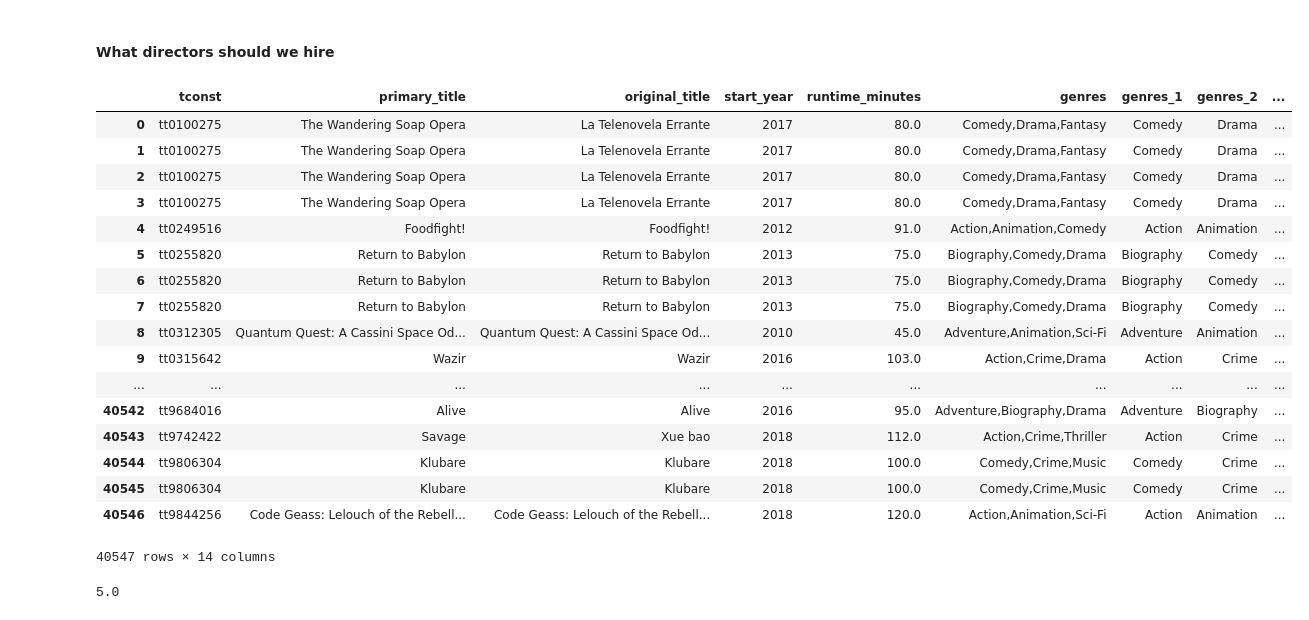
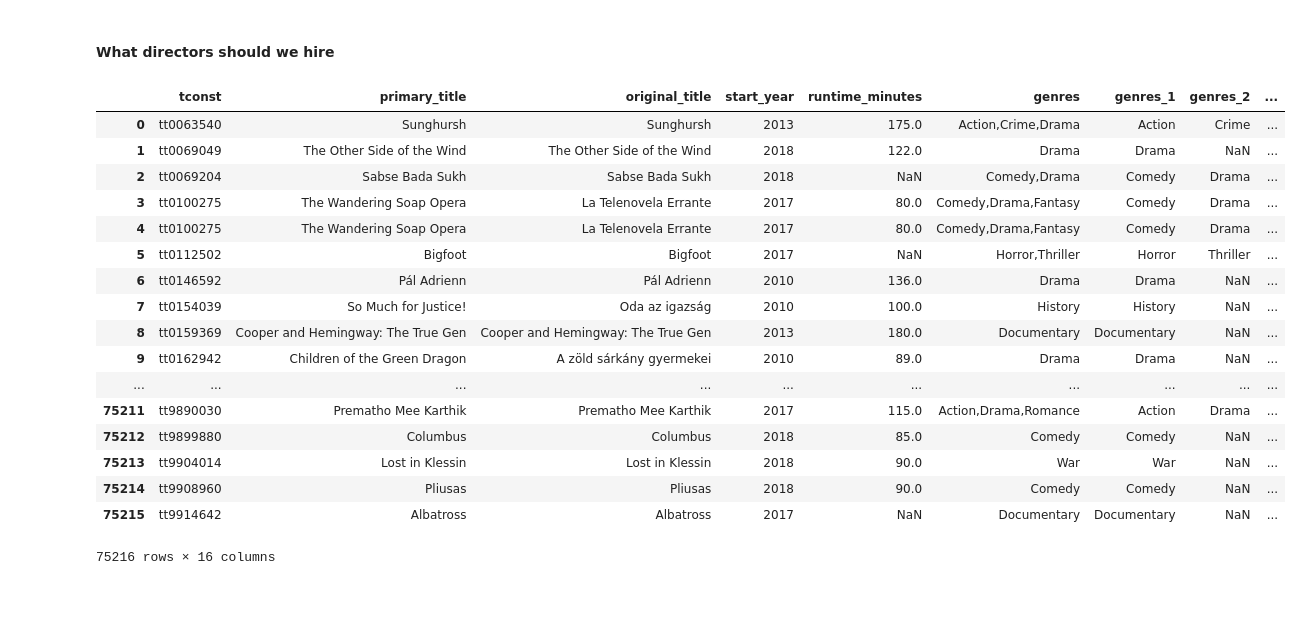
Before and after one commit to mishaberrien/Movie-Performance-Analysis, a Jupyter notebook: movies-eda-mlb.ipynb, the cells around one changed output. Cells and saved outputs as stored; diff of their text form; code cells hidden in the pictures.

```diff
--- a/movies-eda-mlb.ipynb
+++ b/movies-eda-mlb.ipynb
@@ -14,3 +24,5 @@ imdb_tn_budgets.drop('Unnamed: 0', axis=1, inplace=True)
+# %%
+imdb_title_principals_df.set_index('tconst', inplace=True)
 # %%
 imdb_names.head()
 # %% [output]
@@ -45,7 +57,7 @@ imdb_tn_budgets.head()
 # %% [markdown]
 Join imdb_titles and imdb_names dataframes
 # %%
-imdb_titles_names = imdb_titles.join(imdb_names, how='inner')
+imdb_titles_names = imdb_titles.join(imdb_title_principals_df, how='inner')
 imdb_titles_names.head()
 # %% [output]
 |  | primary_title | original_title | start_year | runtime_minutes | genres | genres_1 | genres_2 | genres_3 | ... |
@@ -59,4 +71,4 @@ imdb_titles_names.head()
 imdb_titles_names.reset_index(inplace=True)
 # %%
 # only include directors in this dataset
-imdb_title_name_directors = imdb_titles_names[imdb_titles_names['primary_profession'].str.contains('director')]
+imdb_title_name_directors = imdb_titles_names[imdb_titles_names['category']=='director']
@@ -192,5 +206,5 @@ imdb_title_name_directors = imdb_titles_names[imdb_titles_names['primary_profess
 # %%
-imdb_title_ratings.dropna(inplace=True)
+# imdb_title_ratings.dropna(inplace=True)
 # %%
 imdb_title_ratings.reset_index(inplace=True)
 # %%
@@ -315,29 +329,25 @@ g1.savefig('/Users/markishab/Downloads/fig_genres.png')
 # %% [markdown]
 #### What directors should we hire
 # %%
-imdb_title_ratings[imdb_title_ratings['primary_profession'].str.contains('director')]
+imdb_title_ratings[imdb_title_ratings['category']=='director']
 # %% [output]
 |  | tconst | primary_title | original_title | start_year | runtime_minutes | genres | genres_1 | genres_2 | ... |
-| 0 | tt0100275 | The Wandering Soap Opera | La Telenovela Errante | 2017 | 80.0 | Comedy,Drama,Fantasy | Comedy | Drama | ... |
-| 1 | tt0100275 | The Wandering Soap Opera | La Telenovela Errante | 2017 | 80.0 | Comedy,Drama,Fantasy | Comedy | Drama | ... |
-| 2 | tt0100275 | The Wandering Soap Opera | La Telenovela Errante | 2017 | 80.0 | Comedy,Drama,Fantasy | Comedy | Drama | ... |
+| 0 | tt0063540 | Sunghursh | Sunghursh | 2013 | 175.0 | Action,Crime,Drama | Action | Crime | ... |
+| 1 | tt0069049 | The Other Side of the Wind | The Other Side of the Wind | 2018 | 122.0 | Drama | Drama | NaN | ... |
+| 2 | tt0069204 | Sabse Bada Sukh | Sabse Bada Sukh | 2018 | NaN | Comedy,Drama | Comedy | Drama | ... |
 | 3 | tt0100275 | The Wandering Soap Opera | La Telenovela Errante | 2017 | 80.0 | Comedy,Drama,Fantasy | Comedy | Drama | ... |
-| 4 | tt0249516 | Foodfight! | Foodfight! | 2012 | 91.0 | Action,Animation,Comedy | Action | Animation | ... |
-| 5 | tt0255820 | Return to Babylon | Return to Babylon | 2013 | 75.0 | Biography,Comedy,Drama | Biography | Comedy | ... |
-| 6 | tt0255820 | Return to Babylon | Return to Babylon | 2013 | 75.0 | Biography,Comedy,Drama | Biography | Comedy | ... |
-| 7 | tt0255820 | Return to Babylon | Return to Babylon | 2013 | 75.0 | Biography,Comedy,Drama | Biography | Comedy | ... |
-| 8 | tt0312305 | Quantum Quest: A Cassini Space Od... | Quantum Quest: A Cassini Space Od... | 2010 | 45.0 | Adventure,Animation,Sci-Fi | Adventure | Animation | ... |
-| 9 | tt0315642 | Wazir | Wazir | 2016 | 103.0 | Action,Crime,Drama | Action | Crime | ... |
+| 4 | tt0100275 | The Wandering Soap Opera | La Telenovela Errante | 2017 | 80.0 | Comedy,Drama,Fantasy | Comedy | Drama | ... |
+| 5 | tt0112502 | Bigfoot | Bigfoot | 2017 | NaN | Horror,Thriller | Horror | Thriller | ... |
+| 6 | tt0146592 | Pál Adrienn | Pál Adrienn | 2010 | 136.0 | Drama | Drama | NaN | ... |
+| 7 | tt0154039 | So Much for Justice! | Oda az igazság | 2010 | 100.0 | History | History | NaN | ... |
+| 8 | tt0159369 | Cooper and Hemingway: The True Gen | Cooper and Hemingway: The True Gen | 2013 | 180.0 | Documentary | Documentary | NaN | ... |
+| 9 | tt0162942 | Children of the Green Dragon | A zöld sárkány gyermekei | 2010 | 89.0 | Drama | Drama | NaN | ... |
 | ... | ... | ... | ... | ... | ... | ... | ... | ... | ... |
-| 40542 | tt9684016 | Alive | Alive | 2016 | 95.0 | Adventure,Biography,Drama | Adventure | Biography | ... |
-| 40543 | tt9742422 | Savage | Xue bao | 2018 | 112.0 | Action,Crime,Thriller | Action | Crime | ... |
-| 40544 | tt9806304 | Klubare | Klubare | 2018 | 100.0 | Comedy,Crime,Music | Comedy | Crime | ... |
-| 40545 | tt9806304 | Klubare | Klubare | 2018 | 100.0 | Comedy,Crime,Music | Comedy | Crime | ... |
-| 40546 | tt9844256 | Code Geass: Lelouch of the Rebell... | Code Geass: Lelouch of the Rebell... | 2018 | 120.0 | Action,Animation,Sci-Fi | Action | Animation | ... |
+| 75211 | tt9890030 | Prematho Mee Karthik | Prematho Mee Karthik | 2017 | 115.0 | Action,Drama,Romance | Action | Drama | ... |
+| 75212 | tt9899880 | Columbus | Columbus | 2018 | 85.0 | Comedy | Comedy | NaN | ... |
+| 75213 | tt9904014 | Lost in Klessin | Lost in Klessin | 2018 | 90.0 | War | War | NaN | ... |
+| 75214 | tt9908960 | Pliusas | Pliusas | 2018 | 90.0 | Comedy | Comedy | NaN | ... |
+| 75215 | tt9914642 | Albatross | Albatross | 2017 | NaN | Documentary | Documentary | NaN | ... |
-40547 rows × 14 columns
+75216 rows × 16 columns
-# %%
-imdb_title_ratings.tconst.value_counts().quantile(.9)
-# %% [output]
-5.0
 # %%
 # find the average movie rating by person. This is one of the summary tables
```
Also changed, not shown: parts of 24 cells of this notebook, 2 other files.
